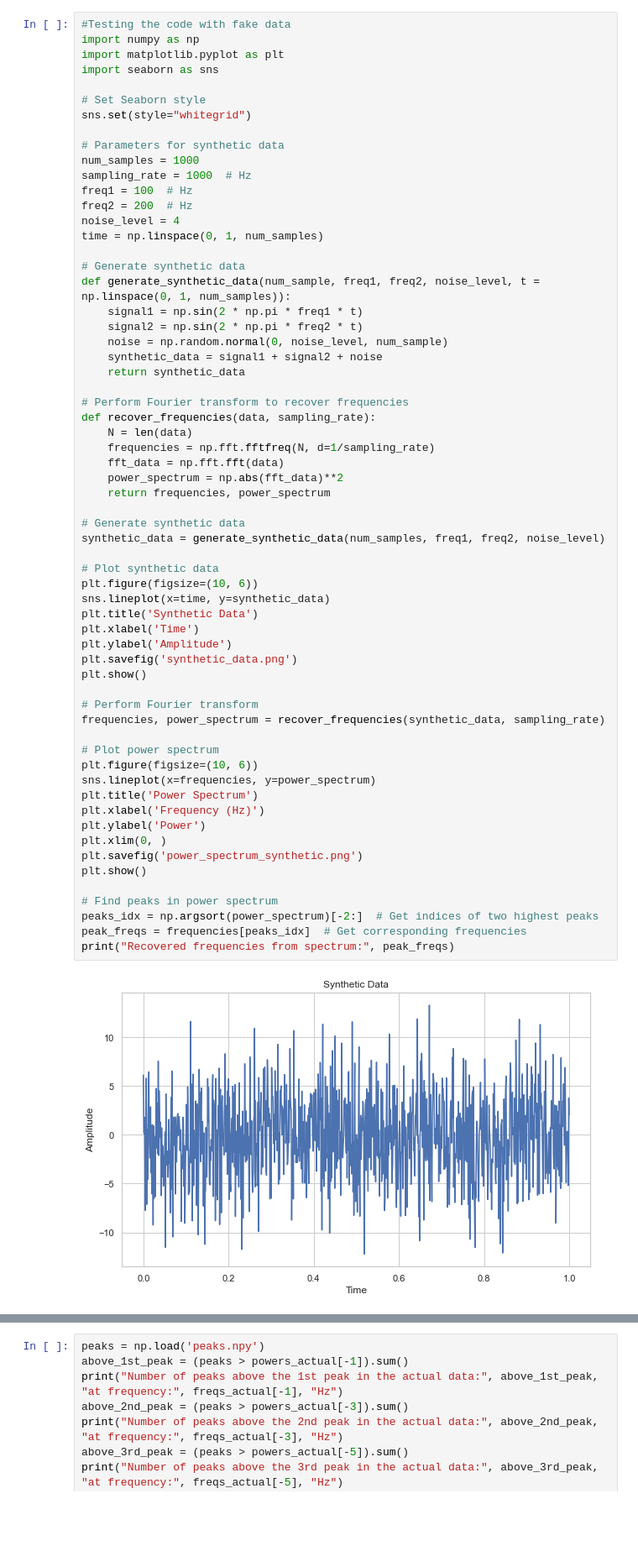
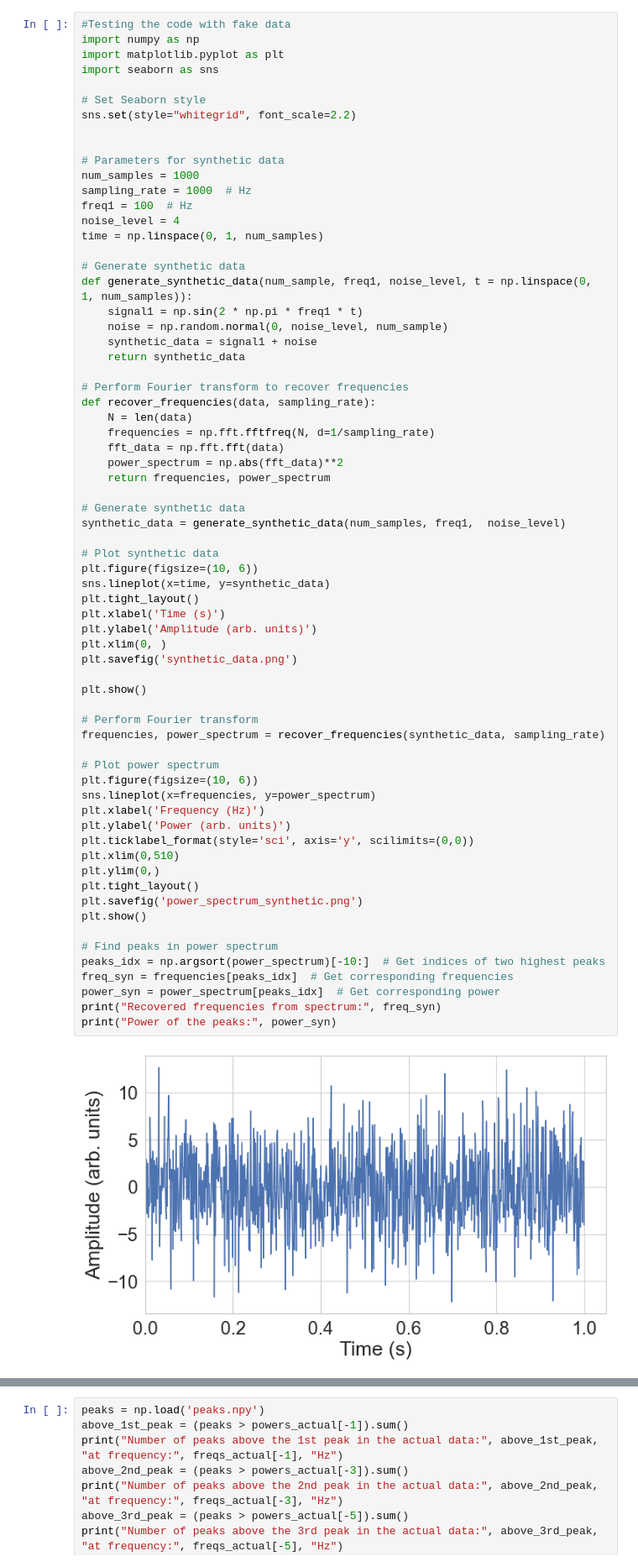
Before and after one commit to Joao-Carlos-S-G-de-A/Pulsar-Fourier-Transform, a Jupyter notebook: Main.ipynb, the cells around one changed output, grey strips where cells are left out. Shown at 84% size. Cells and saved outputs as stored; diff of their text form; blank space fills up the shorter version.

```diff
--- a/Main.ipynb
+++ b/Main.ipynb
@@ -5,60 +7,65 @@ import matplotlib.pyplot as plt
 import seaborn as sns
 
 # Set Seaborn style
-sns.set(style="whitegrid")
+sns.set(style="whitegrid", font_scale=2.2)
+
 
 # Parameters for synthetic data
 num_samples = 1000
 sampling_rate = 1000  # Hz
 freq1 = 100  # Hz
-freq2 = 200  # Hz
 noise_level = 4
 time = np.linspace(0, 1, num_samples)
 
 # Generate synthetic data
-def generate_synthetic_data(num_sample, freq1, freq2, noise_level, t = np.linspace(0, 1, num_samples)):
+def generate_synthetic_data(num_sample, freq1, noise_level, t = np.linspace(0, 1, num_samples)):
     signal1 = np.sin(2 * np.pi * freq1 * t)
-    signal2 = np.sin(2 * np.pi * freq2 * t)
     noise = np.random.normal(0, noise_level, num_sample)
-    synthetic_data = signal1 + signal2 + noise
+    synthetic_data = signal1 + noise
     return synthetic_data
 
 # Perform Fourier transform to recover frequencies
 def recover_frequencies(data, sampling_rate):
     N = len(data)
     frequencies = np.fft.fftfreq(N, d=1/sampling_rate)
     fft_data = np.fft.fft(data)
     power_spectrum = np.abs(fft_data)**2
     return frequencies, power_spectrum
 
 # Generate synthetic data
-synthetic_data = generate_synthetic_data(num_samples, freq1, freq2, noise_level)
+synthetic_data = generate_synthetic_data(num_samples, freq1,  noise_level)
 
 # Plot synthetic data
 plt.figure(figsize=(10, 6))
 sns.lineplot(x=time, y=synthetic_data)
-plt.title('Synthetic Data')
-plt.xlabel('Time')
-plt.ylabel('Amplitude')
+plt.tight_layout()
+plt.xlabel('Time (s)')
+plt.ylabel('Amplitude (arb. units)')
+plt.xlim(0, )
 plt.savefig('synthetic_data.png')
+
 plt.show()
 
 # Perform Fourier transform
 frequencies, power_spectrum = recover_frequencies(synthetic_data, sampling_rate)
 
 # Plot power spectrum
 plt.figure(figsize=(10, 6))
 sns.lineplot(x=frequencies, y=power_spectrum)
-plt.title('Power Spectrum')
 plt.xlabel('Frequency (Hz)')
-plt.ylabel('Power')
-plt.xlim(0, )
+plt.ylabel('Power (arb. units)')
+plt.ticklabel_format(style='sci', axis='y', scilimits=(0,0))
+plt.xlim(0,510)
+plt.ylim(0,)
+plt.tight_layout()
 plt.savefig('power_spectrum_synthetic.png')
 plt.show()
 
 # Find peaks in power spectrum
-peaks_idx = np.argsort(power_spectrum)[-2:]  # Get indices of two highest peaks
-peak_freqs = frequencies[peaks_idx]  # Get corresponding frequencies
-print("Recovered frequencies from spectrum:", peak_freqs)
+peaks_idx = np.argsort(power_spectrum)[-10:]  # Get indices of two highest peaks
+freq_syn = frequencies[peaks_idx]  # Get corresponding frequencies
+power_syn = power_spectrum[peaks_idx]  # Get corresponding power
+print("Recovered frequencies from spectrum:", freq_syn)
+print("Power of the peaks:", power_syn)
 # %% [output]
-[figure, old version]
+[figure, new version]
```
Also changed, not shown: parts of 26 cells of this notebook, 7 other files.
